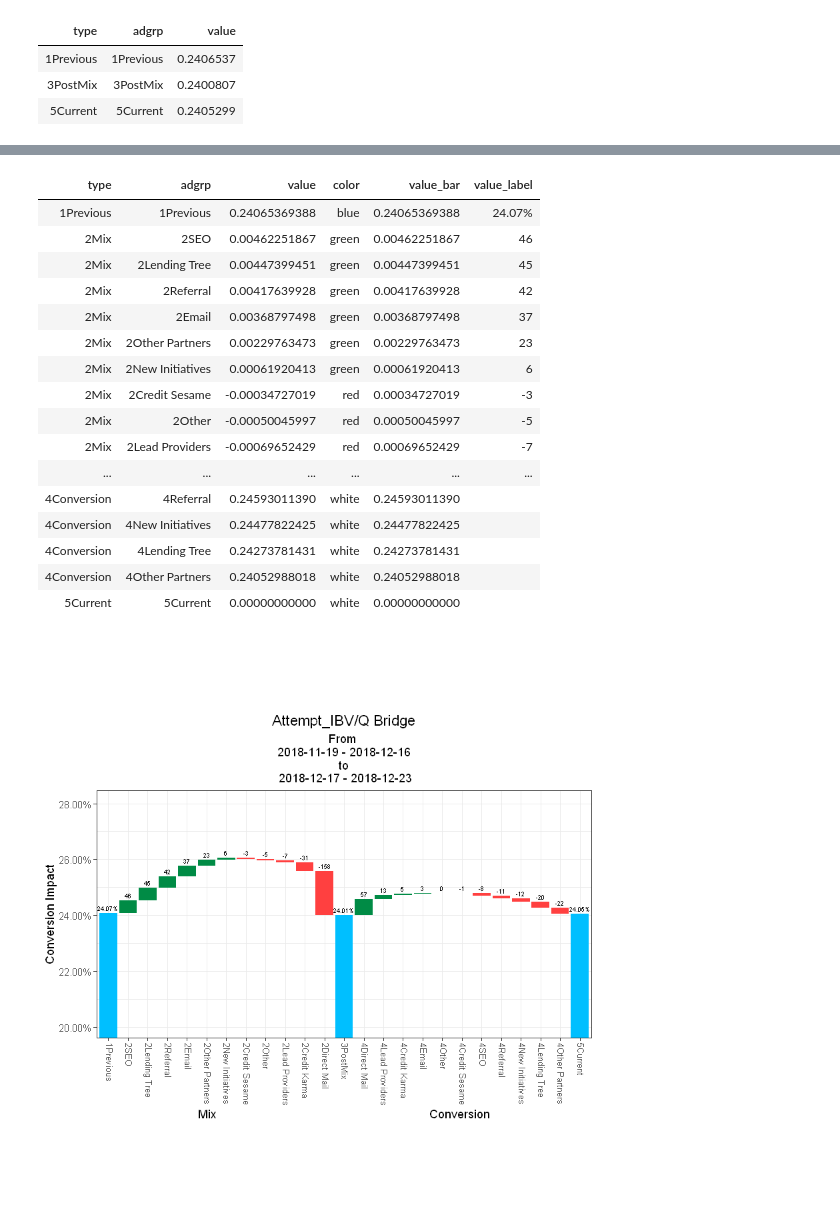
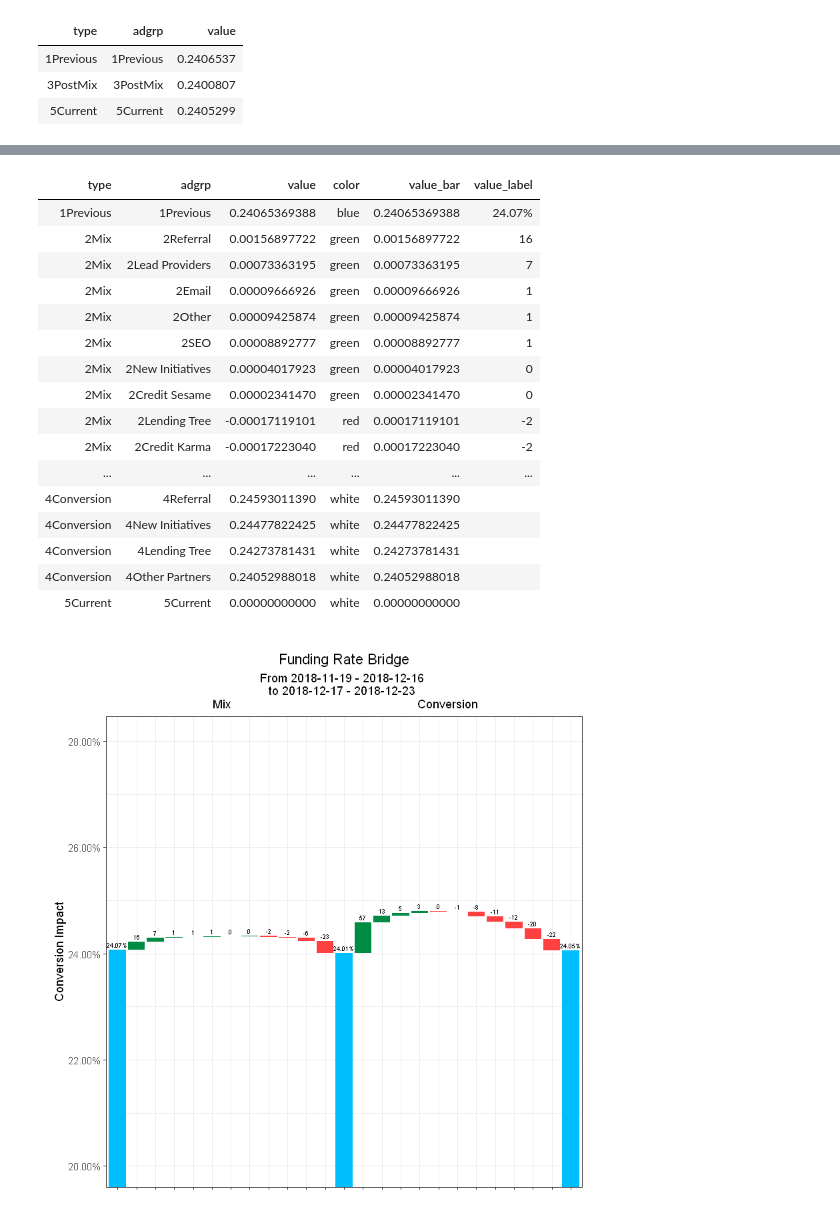
Before and after one commit to jasonchang2018/automate-fr-meeting, a Jupyter notebook: preprocessing/get-data-for-funnel-adgrps-bridge.ipynb, the cells around one changed output, grey strips where cells are left out. Cells and saved outputs as stored; diff of their text form; code cells hidden in the pictures.

```diff
--- a/preprocessing/get-data-for-funnel-adgrps-bridge.ipynb
+++ b/preprocessing/get-data-for-funnel-adgrps-bridge.ipynb
@@ -356,7 +356,7 @@ a
 # %%
 ## Run function to get necessary labels for the bridge.
 
-df_labels = getLabels(quo(bankverified), quo(attempt_ibv))
+df_labels = getLabels(quo(funded), quo(qualified))
 df_labels
 # %% [output]
 | conversionStep | p1_start | p1_end | p2_start | p2_end |
@@ -364,6 +364,6 @@ df_labels
 # %%
 ## Run function to get necessary parameters to build the bridge.
 
-df_pull = getMixConversionReformat(quo(bankverified), quo(attempt_ibv))
+df_pull = getMixConversionReformat(quo(funded), quo(qualified))
 df_pull
 # %% [output]
@@ -472,16 +503,16 @@ df_bridge_combined
 # %%
 ## Fourth, sort the Mix and Conversion impacts in descending order.
 
-df_colored = rbind(
+df_sorted = rbind(
     df_bridge_combined[which(df_bridge_combined$type == '1Previous'),],
 df_bridge_combined[which(df_bridge_combined$type == '2Mix'),][rev(order(df_bridge_combined$value[which(df_bridge_combined$type == '2Mix')])),],
     df_bridge_combined[which(df_bridge_combined$type == '3PostMix'),],
     df_bridge_combined[which(df_bridge_combined$type == '4Conversion'),][rev(order(df_bridge_combined$value[which(df_bridge_combined$type == '4Conversion')])),],
     df_bridge_combined[which(df_bridge_combined$type == '5Current'),]
 )
-rownames(df_colored) = seq(1:nrow(df_colored))
+rownames(df_sorted) = seq(1:nrow(df_sorted))
 
-df_colored
+df_sorted
 # %% [output]
 | type | adgrp | value | color |
 | 1Previous | 1Previous | 0.24065369388 | blue |
@@ -613,7 +585,7 @@ df_whitespace
 ## This is to ensure that the white space is below the colored portion, while allowing accurate data labels.
 
 df_appended = rbind(
-    df_colored,
+    df_sorted,
     df_whitespace
 )
 
@@ -639,15 +611,15 @@ df_final
 # %% [output]
 | type | adgrp | value | color | value_bar | value_label |
 | 1Previous | 1Previous | 0.24065369388 | blue | 0.24065369388 | 24.07% |
-| 2Mix | 2SEO | 0.00462251867 | green | 0.00462251867 | 46 |
-| 2Mix | 2Lending Tree | 0.00447399451 | green | 0.00447399451 | 45 |
-| 2Mix | 2Referral | 0.00417639928 | green | 0.00417639928 | 42 |
-| 2Mix | 2Email | 0.00368797498 | green | 0.00368797498 | 37 |
-| 2Mix | 2Other Partners | 0.00229763473 | green | 0.00229763473 | 23 |
-| 2Mix | 2New Initiatives | 0.00061920413 | green | 0.00061920413 | 6 |
-| 2Mix | 2Credit Sesame | -0.00034727019 | red | 0.00034727019 | -3 |
-| 2Mix | 2Other | -0.00050045997 | red | 0.00050045997 | -5 |
-| 2Mix | 2Lead Providers | -0.00069652429 | red | 0.00069652429 | -7 |
+| 2Mix | 2Referral | 0.00156897722 | green | 0.00156897722 | 16 |
+| 2Mix | 2Lead Providers | 0.00073363195 | green | 0.00073363195 | 7 |
+| 2Mix | 2Email | 0.00009666926 | green | 0.00009666926 | 1 |
+| 2Mix | 2Other | 0.00009425874 | green | 0.00009425874 | 1 |
+| 2Mix | 2SEO | 0.00008892777 | green | 0.00008892777 | 1 |
+| 2Mix | 2New Initiatives | 0.00004017923 | green | 0.00004017923 | 0 |
+| 2Mix | 2Credit Sesame | 0.00002341470 | green | 0.00002341470 | 0 |
+| 2Mix | 2Lending Tree | -0.00017119101 | red | 0.00017119101 | -2 |
+| 2Mix | 2Credit Karma | -0.00017223040 | red | 0.00017223040 | -2 |
 | ... | ... | ... | ... | ... | ... |
 | 4Conversion | 4Referral | 0.24593011390 | white | 0.24593011390 |  |
 | 4Conversion | 4New Initiatives | 0.24477822425 | white | 0.24477822425 |  |
@@ -661,6 +633,8 @@ df_final
 ## Color will control fill and transparency (alpha).
 
 theme_set(theme_bw())
+
+gg_bridge =
 
 ggplot(
     data = df_final,
@@ -698,43 +672,48 @@ coord_cartesian(
         min(df_final$value[which(substr(df_final$type,1,1) %in% c(1,3,5) & as.character(df_final$color) != 'white')]) - 0.04,
         max(df_final$value[which(substr(df_final$type,1,1) %in% c(1,3,5) & as.character(df_final$color) != 'white')]) + 0.04
     )
 ) +
 geom_text(
     aes(label = value_label),
     position = 'stack',
     vjust = -0.5,
     hjust = 0.5,
     size = 2
 ) +
 labs(
-    x = 'Mix                                                                Conversion',
+    x = '',
     y = 'Conversion Impact',
     title = paste(df_labels$conversionStep, 'Bridge'),
     subtitle = paste(
-        'From \n',
+        'From',
         df_labels$p1_start, '-', df_labels$p1_end,
-        '\n to \n',
-        df_labels$p2_start, '-', df_labels$p2_end
+        '\nto',
+        df_labels$p2_start, '-', df_labels$p2_end,
+        '\n Mix                                                        Conversion'
     )
 ) +
 theme(
     plot.title = element_text(
         hjust = 0.5
     ),
     plot.subtitle = element_text(
         hjust = 0.5
     ),
     axis.title.x = element_text(
         hjust = 0.5
     ),
-    axis.text.x = element_text(
-        angle = 270,
-        size = 8,
-        vjust = 0.25,
-        hjust = 0
-    ),
-    legend.position = "none",
-    aspect.ratio = 1/2
+    axis.text.x = element_blank(),
+#     axis.text.x = element_text(
+#         angle = 270,
+#         size = 8,
+#         vjust = 0.25,
+#         hjust = 0
+#     ),
+    plot.margin = unit(c(0.5,0.5,-0.25,0.5), 'cm'),
+    legend.position = "none"
+#     , aspect.ratio = 4/6
 )
+
+gg_bridge
 # %% [output]
-[figure, old version]
+[figure, new version]
```
Also changed, not shown: parts of 18 cells of this notebook.
